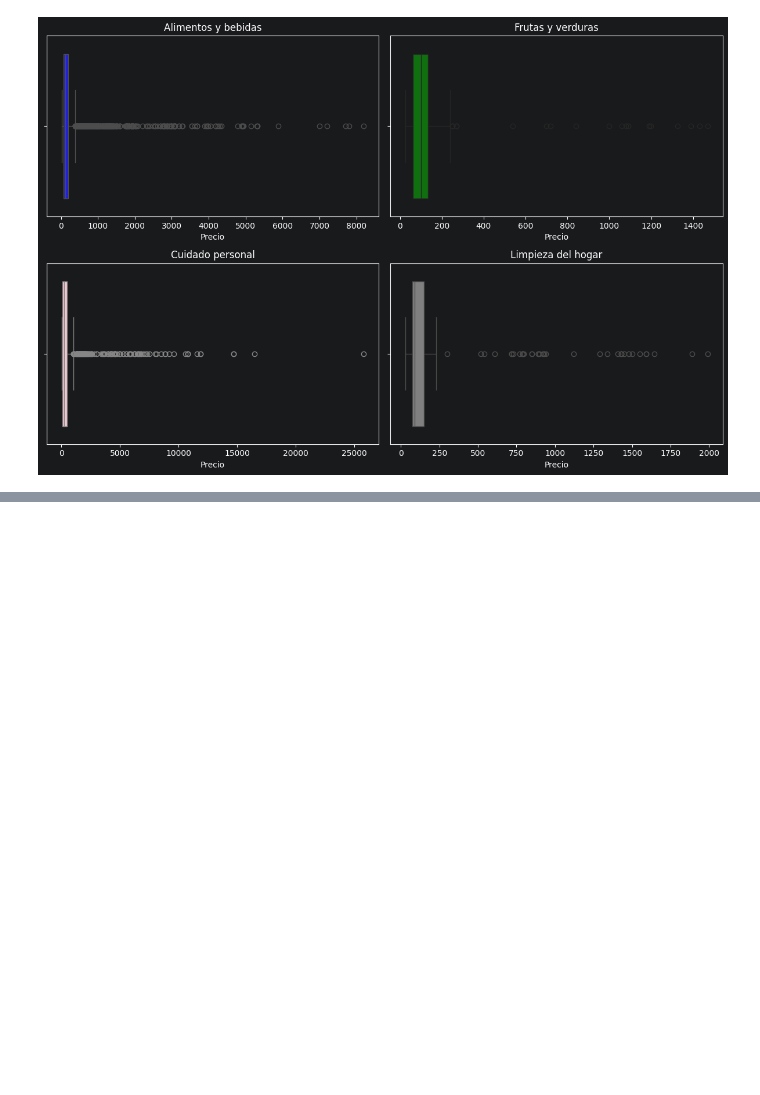
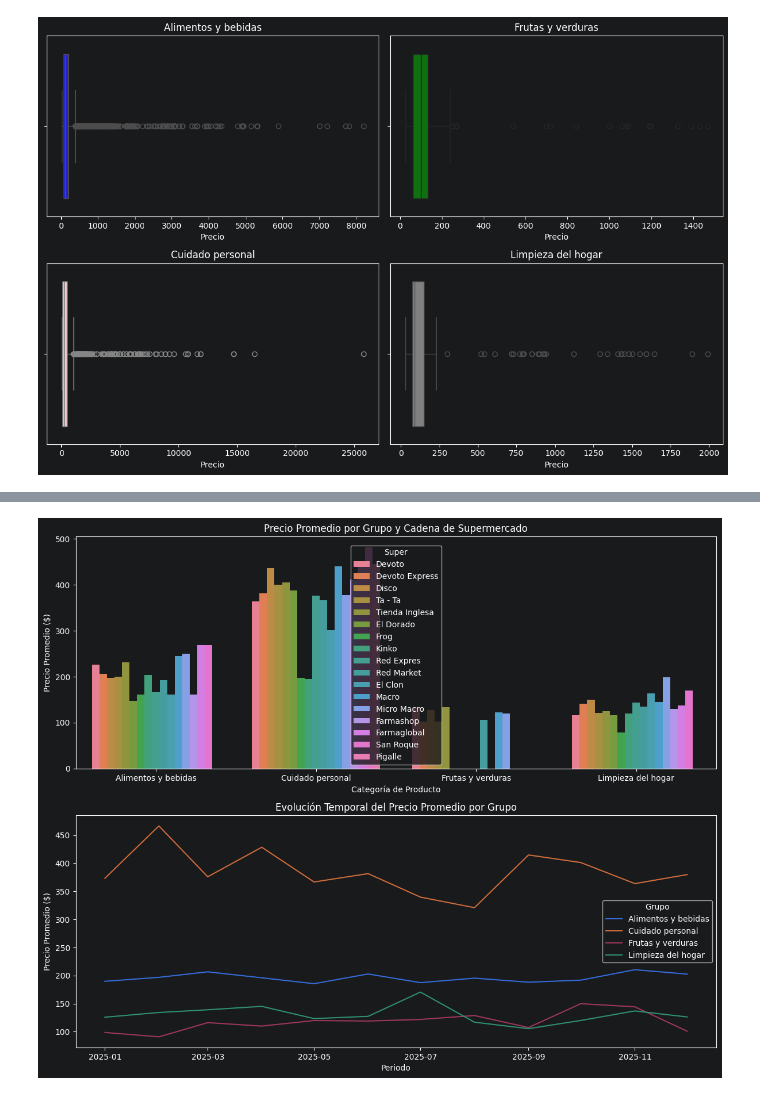
Before and after one commit to georginasiccofernandez-arch/proyecto-dimploma-UCU--phyton, a Jupyter notebook: notebooks/practice.ipynb, the cells around one changed output, grey strips where cells are left out. Drawn from its saved outputs; the diff is of its cells as text; code cells hidden in the pictures; blank space fills up the shorter version.

```diff
--- a/notebooks/practice.ipynb
+++ b/notebooks/practice.ipynb
@@ -351,0 +407,20 @@ Ahora se buscara cruzar datos para obtener información de la relación existent
+# %%
+# Creamos una figura con dos gráficos para comparar variables
+fig, axes = plt.subplots(nrows=2, ncols=1, figsize=(12, 10))
+
+# 1. Gráfico de barras: Cruzamos Precio vs Grupo vs Supermercado
+sns.barplot(ax=axes[0], data=df_limpio, x='Grupo', y='Precio', hue='Super', errorbar=None)
+axes[0].set_title("Precio Promedio por Grupo y Cadena de Supermercado")
+axes[0].set_xlabel("Categoría de Producto")
+axes[0].set_ylabel("Precio Promedio ($)")
+
+# 2. Gráfico de líneas: Cruzamos Precio vs Periodo vs Grupo
+sns.lineplot(ax=axes[1], data=df_limpio, x='Periodo', y='Precio', hue='Grupo', errorbar=None)
+axes[1].set_title("Evolución Temporal del Precio Promedio por Grupo")
+axes[1].set_xlabel("Periodo")
+axes[1].set_ylabel("Precio Promedio ($)")
+
+plt.tight_layout()
+plt.show()
+# %% [output]
+[figure, added]
```
Also changed, not shown: parts of 17 cells of this notebook.
